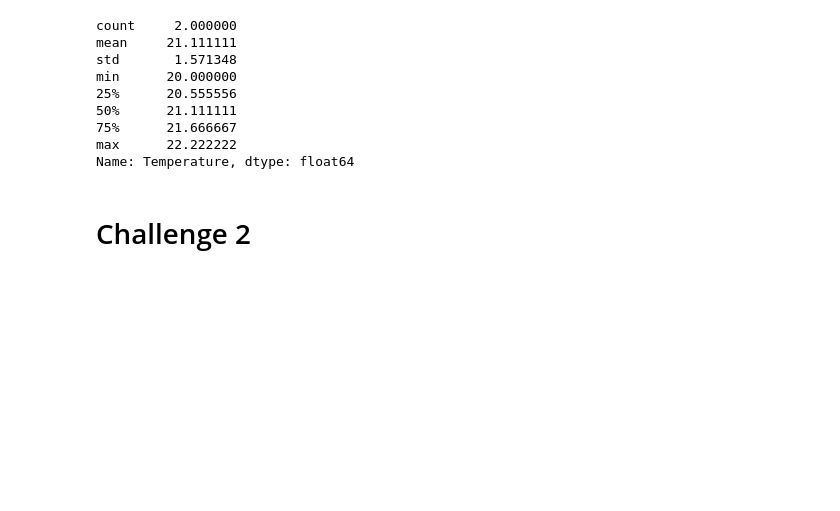
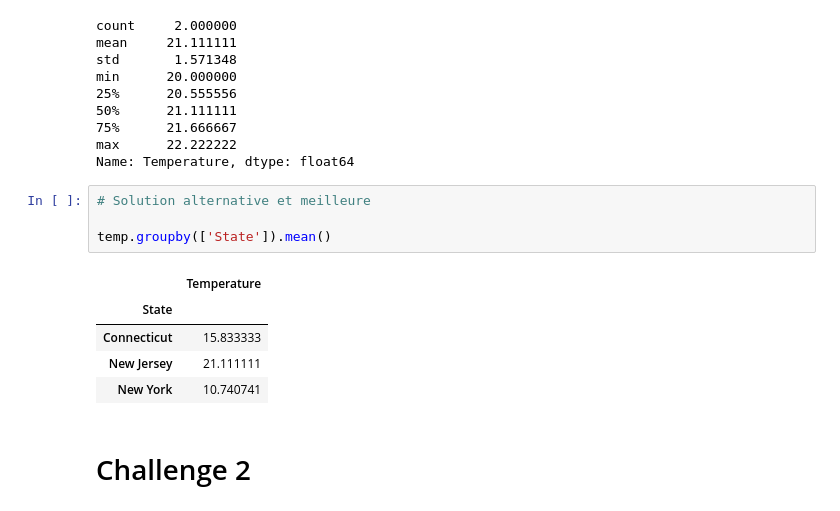
Before and after one commit to Laura-Foulon/data-labs, a Jupyter notebook: module-2/lab-subsetting-and-descriptive-stats/your-code/main.ipynb, the cells around one changed output. Drawn from its saved outputs; the diff is of its cells as text; blank space fills up the shorter version.

```diff
--- a/module-2/lab-subsetting-and-descriptive-stats/your-code/main.ipynb
+++ b/module-2/lab-subsetting-and-descriptive-stats/your-code/main.ipynb
@@ -176,6 +176,16 @@ min      20.000000
 75%      21.666667
 max      22.222222
 Name: Temperature, dtype: float64
+# %%
+# Solution alternative et meilleure
+
+temp.groupby(['State']).mean()
+# %% [output]
+|  | Temperature |
+| State |  |
+| Connecticut | 15.833333 |
+| New Jersey | 21.111111 |
+| New York | 10.740741 |
 # %% [markdown]
 # Challenge 2
 # %% [markdown]
```
Also changed, not shown: 6 other files.
